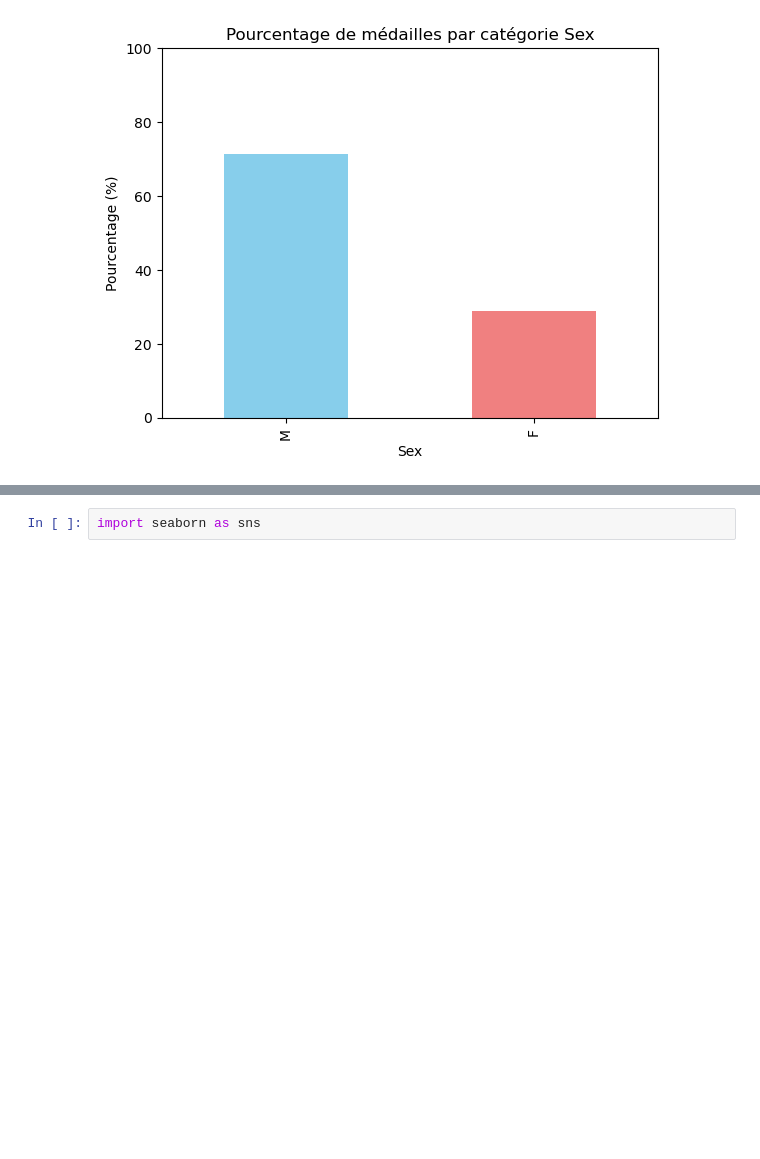
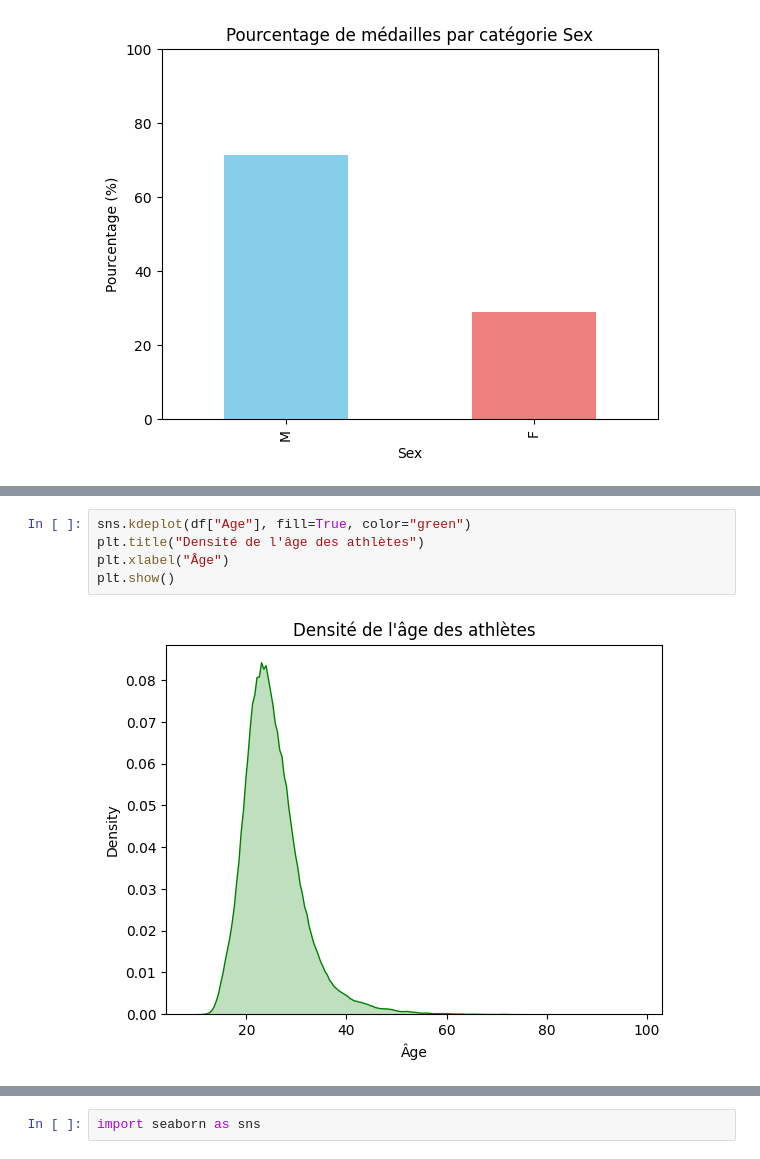
Before and after one commit to nourmaghraoui-a11/-olympics-medal-prediction-ml, a Jupyter notebook: Olympic Athletes Data Cleaning And Analysis.ipynb, the cells around one changed output, grey strips where cells are left out. Saved outputs shown, nothing was run; the diff lists cells and outputs as text; blank space fills up the shorter version.

```diff
--- a/Olympic Athletes Data Cleaning And Analysis.ipynb
+++ b/Olympic Athletes Data Cleaning And Analysis.ipynb
@@ -184,0 +202,7 @@ plt.show()
+# %%
+sns.kdeplot(df["Age"], fill=True, color="green")
+plt.title("Densité de l'âge des athlètes")
+plt.xlabel("Âge")
+plt.show()
+# %% [output]
+[figure, added]
```
Also changed, not shown: parts of 41 cells of this notebook.
